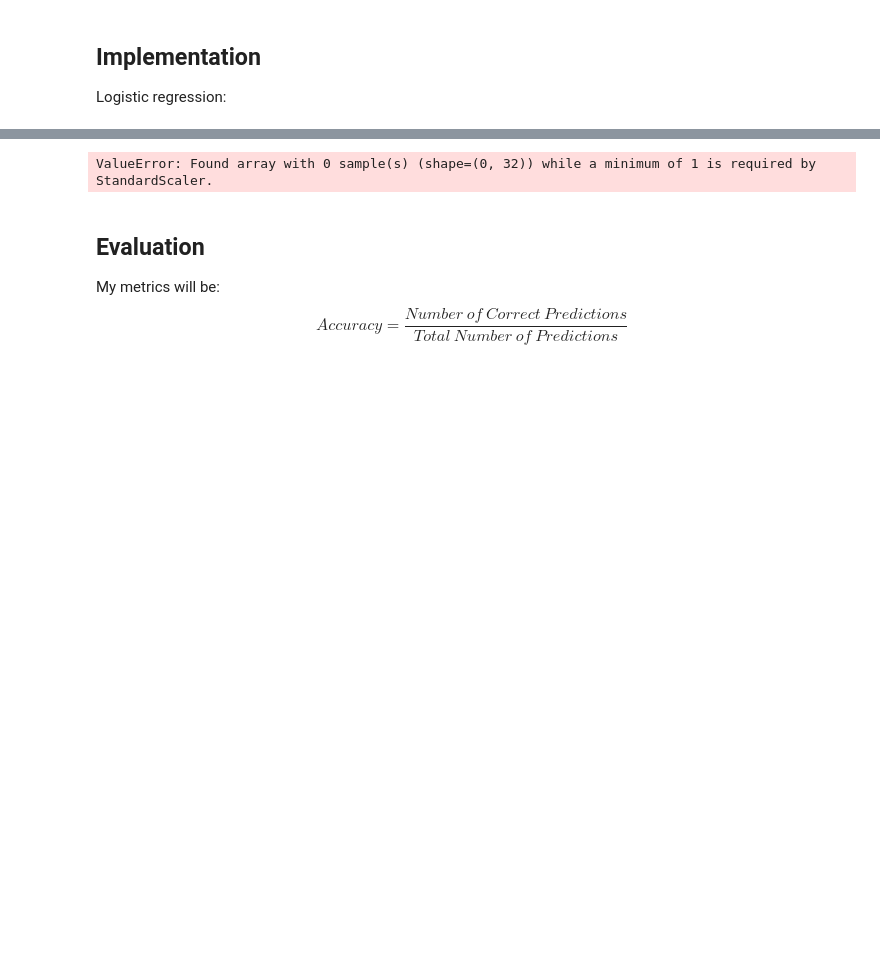
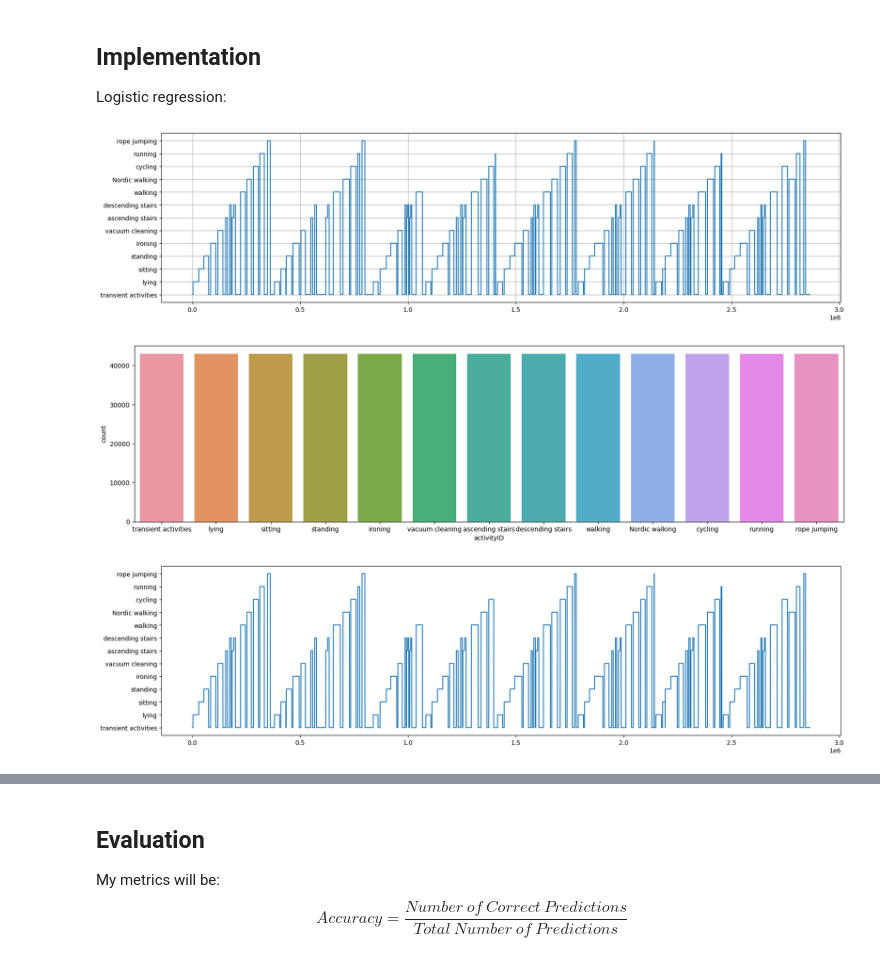
Before and after one commit to Tomson909/PhysicalActivity, a Jupyter notebook: 2_BaselineModel/baseline_model_linear_modell.ipynb, the cells around one changed output, grey strips where cells are left out. Cells and saved outputs as stored; diff of their text form; code cells hidden in the pictures; blank space fills up the shorter version.

```diff
--- a/2_BaselineModel/baseline_model_linear_modell.ipynb
+++ b/2_BaselineModel/baseline_model_linear_modell.ipynb
@@ -43,10 +46,10 @@ label_mapping = dict(zip(label_encoder.classes_, label_encoder.transform(label_e
 print("Label Mapping:", label_mapping)
 
 y_train = df['activityID'][~mask]
-X_train = df.drop(['activityID'], axis=1)[~mask]
+X_train = df.drop(['activityID'], axis=1, inplace = False)[~mask]
 
 y_test = df['activityID'][mask]
-X_test = df.drop(['activityID'], axis=1)[mask]
+X_test = df.drop(['activityID'], axis=1, inplace = False)[mask]
 # %% [output]
 Label Mapping: {'Nordic walking': 0, 'ascending stairs': 1, 'cycling': 2, 'descending stairs': 3, 'ironing': 4, 'lying': 5, 'rope jumping': 6, 'running': 7, 'sitting': 8, 'standing': 9, 'transient act ...
 # %% [markdown]
@@ -54,45 +57,85 @@ Label Mapping: {'Nordic walking': 0, 'ascending stairs': 1, 'cycling': 2, 'desce
 
 Logistic regression:
 # %%
+import pandas as pd
 from sklearn.preprocessing import StandardScaler, LabelEncoder
 from sklearn.linear_model import LogisticRegression
-from sklearn.metrics import accuracy_score, classification_report
 import copy
-models = []
-y_tests = []
-X_tests = []
+import seaborn as sns
+import matplotlib.pyplot as plt
+# Load the dataset
+df = pd.read_csv('/home/tomruge/Schreibtisch/UNI/Semester_7/machine_learning_with_tensorflow/archive_physical_activity.csv', engine='pyarrow')
+# Drop all rows with NaN values
+df.dropna(inplace=True)
+# undersampling
+
+def perform_random_undersampling(df, target_column, minority_class = 'rope jumping'):
+    minority_class_len = len(df[df[target_column] == minority_class])
+    indices = []
+    for i in np.unique(df[target_column]):
+        indices.extend(np.random.choice(df[df[target_column] == i].index, minority_class_len, replace=False))
+    indices_sort = np.sort(indices)
+    return df.loc[indices_sort]
+
+plt.figure(figsize=(20, 5))
+plt.plot(df['activityID'])
+plt.grid()
+plt.show()
+
+
+df = perform_random_undersampling(df, 'activityID')
+plt.figure(figsize=(20, 5))
+sns.countplot(x='activityID', data=df)
+plt.show()
+
+plt.figure(figsize=(20, 5))
+plt.plot(df['activityID'])
+plt.show()
+
+
 # Use LabelEncoder to automatically assign numerical values to classes
 label_encoder = LabelEncoder()
 df['activityID'] = label_encoder.fit_transform(df['activityID'])
 
-for i in range(9):
-    print("PeopleId_mask:", i)
+models = []
+y_tests = []
+X_tests = []
+
+for i in range(1,9):  # Assuming you have 10 unique PeopleId
+    print('peopleID_mask: ', i, ' of 9')
     # Mask for train and test split
-    mask = (df['PeopleId'] == i)
-    work_df = copy.copy(df)
+    work_df = copy.deepcopy(df)  # Use deepcopy to avoid unintended mutation
+
+    mask = (work_df['PeopleId'] == i)
 
     # Print the mapping of original class labels to numerical labels
     label_mapping = dict(zip(label_encoder.classes_, label_encoder.transform(label_encoder.classes_)))
 
+    # Extract training data
     y_train = work_df['activityID'][~mask]
     X_train = work_df.drop(['activityID'], axis=1, inplace = False)[~mask]
 
+    # Extract testing data
     y_test = work_df['activityID'][mask]
-    X_test = work_df.drop(['activityID'], axis=1, inplace=False)[mask]
+    X_test = work_df.drop(['activityID'], axis=1, inplace = False)[mask]
 
-    print(X_train.shape)
-    print(X_test.shape)
-    print(y_train.shape)
-    print(y_test.shape)
+
+
     # Standardize the features
     scaler = StandardScaler()
     X_train_scaled = scaler.fit_transform(X_train)
     X_test_scaled = scaler.transform(X_test)
 
     # Create and train the logistic regression model
     model = LogisticRegression(multi_class='multinomial', max_iter=100000)
     model.fit(X_train_scaled, y_train)
-    models.append(copy.copy(model))
-    y_tests.append(copy.copy(y_test))
-    X_tests.append(copy.copy(X_test_scaled))
+
+    models.append(copy.deepcopy(model))
+    y_tests.append(copy.deepcopy(y_test))
+    X_tests.append(copy.deepcopy(X_test_scaled))
+
+# Perform evaluations or further analysis as needed using the models, y_tests, and X_tests.
 # %% [output]
+[figure, added]
+[figure, added]
+[figure, added]
@@ -104,4 +150,3 @@ PeopleId_mask: 0
-ValueError: Found array with 0 sample(s) (shape=(0, 32)) while a minimum of 1 is required by StandardScaler.
 # %% [markdown]
 ## Evaluation
 
```
Also changed, not shown: parts of 4 cells of this notebook, 12 other files.
